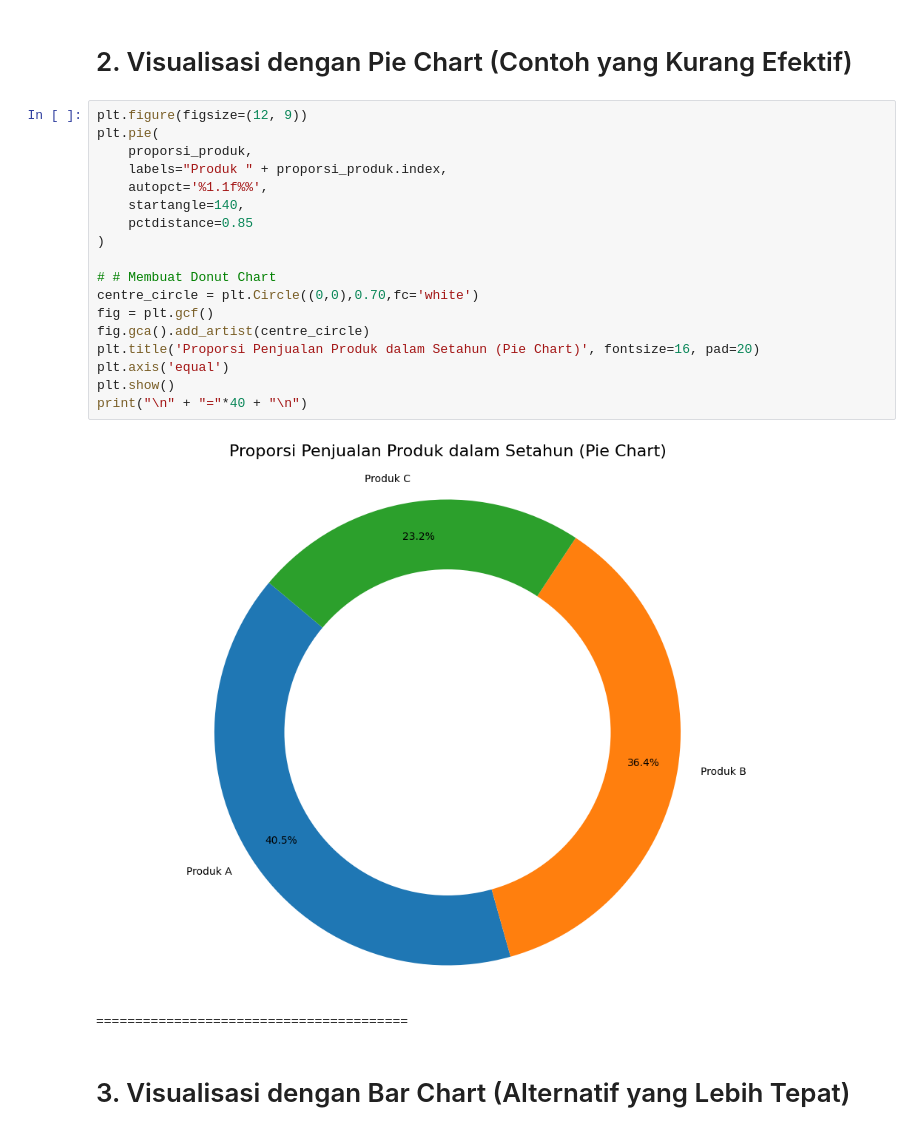
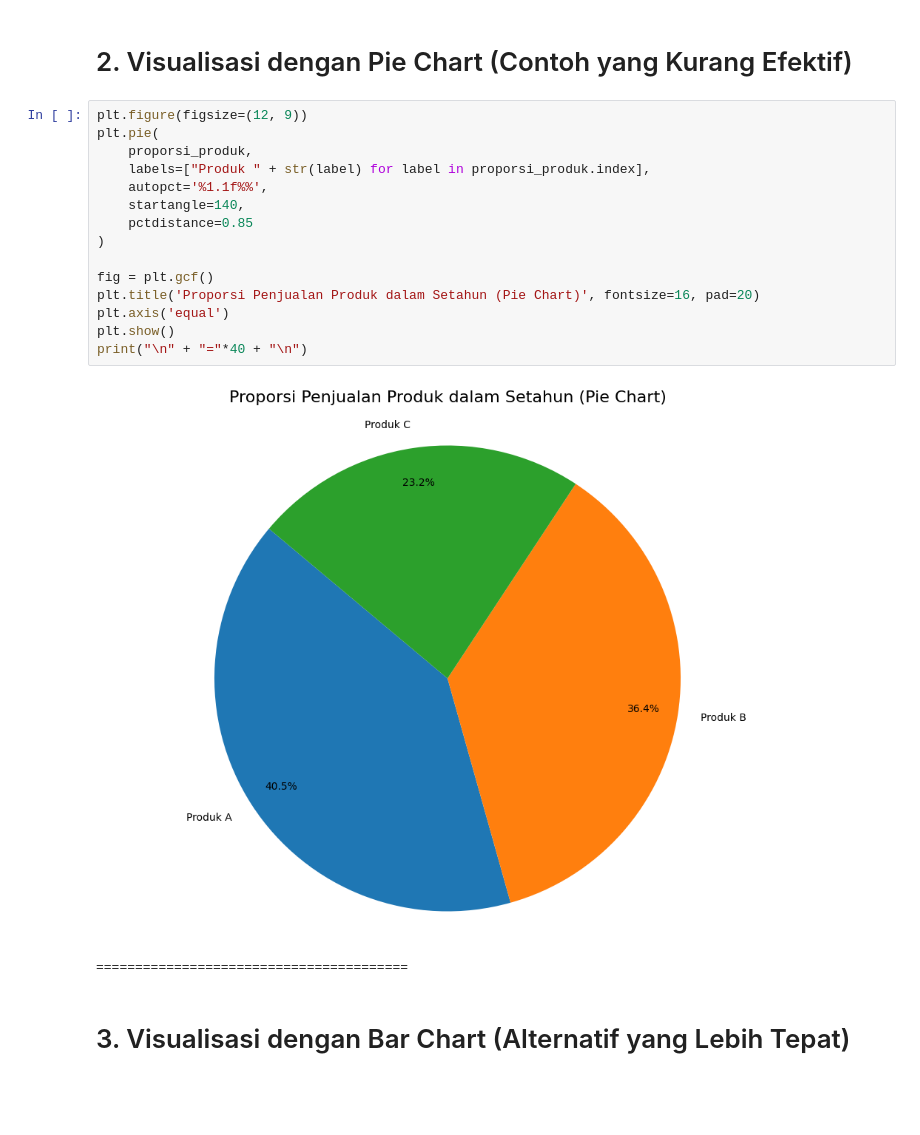
Before and after one commit to titan2903/data-wrangling-sesi-13, a Jupyter notebook: explore_data_penjualan.ipynb, the cells around one changed output. Cells and saved outputs as stored; diff of their text form; blank space fills up the shorter version.

Commit message:
change from donut chart to pie chart

```diff
--- a/explore_data_penjualan.ipynb
+++ b/explore_data_penjualan.ipynb
@@ -31,23 +31,20 @@ Name: Total_Penjualan, dtype: int64
 # %%
 plt.figure(figsize=(12, 9))
 plt.pie(
     proporsi_produk,
-    labels="Produk " + proporsi_produk.index,
+    labels=["Produk " + str(label) for label in proporsi_produk.index],
     autopct='%1.1f%%',
     startangle=140,
     pctdistance=0.85
 )
 
-# # Membuat Donut Chart
-centre_circle = plt.Circle((0,0),0.70,fc='white')
 fig = plt.gcf()
-fig.gca().add_artist(centre_circle)
 plt.title('Proporsi Penjualan Produk dalam Setahun (Pie Chart)', fontsize=16, pad=20)
 plt.axis('equal')
 plt.show()
 print("\n" + "="*40 + "\n")
 # %% [output]
-[figure, old version]
+[figure, new version]
 ========================================
 # %% [markdown]
  # 3. Visualisasi dengan Bar Chart (Alternatif yang Lebih Tepat)
```
